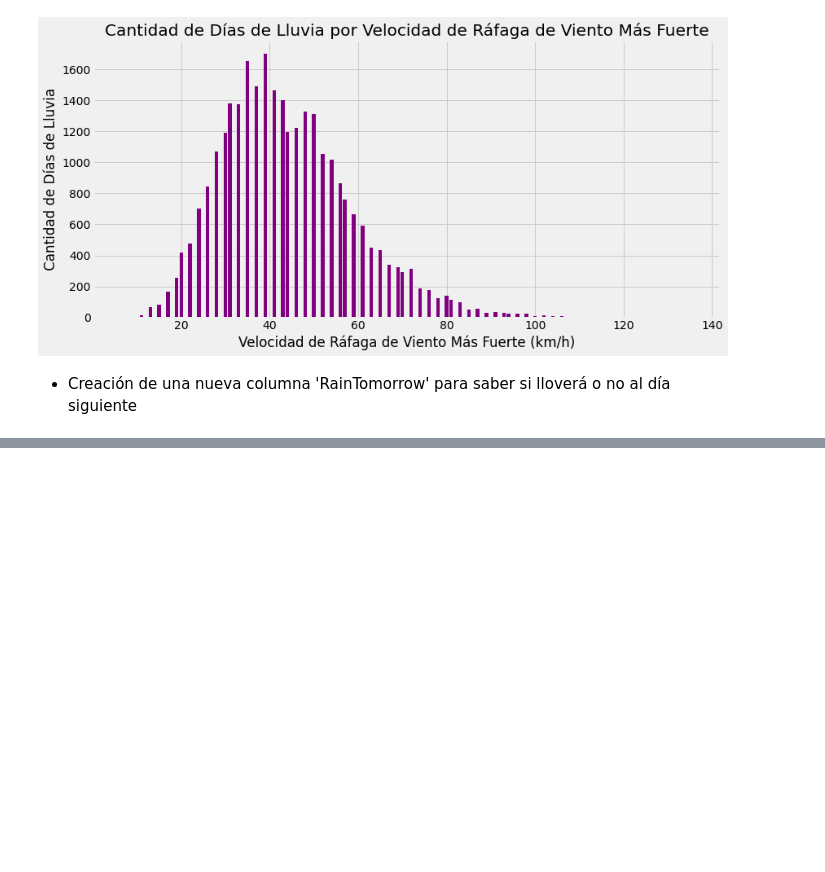
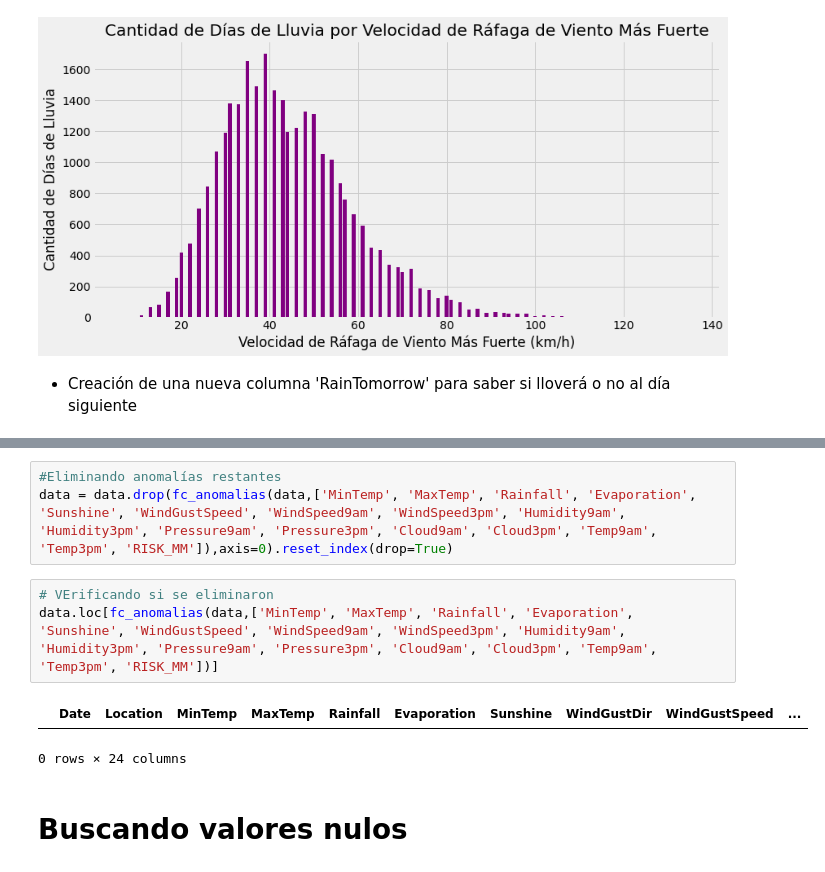
Before and after one commit to xmorh/mineriaDatos, a Jupyter notebook: Entrega1.ipynb, the cells around one changed output, grey strips where cells are left out. Cells and saved outputs as stored; diff of their text form; blank space fills up the shorter version.

Commit message:
nulos paula 1

```diff
--- a/Entrega1.ipynb
+++ b/Entrega1.ipynb
@@ -639,0 +686,11 @@ plt.show()
+# %%
+#Eliminando anomalías restantes
+data = data.drop(fc_anomalias(data,['MinTemp', 'MaxTemp', 'Rainfall', 'Evaporation', 'Sunshine', 'WindGustSpeed', 'WindSpeed9am', 'WindSpeed3pm', 'Humidity9am', 'Humidity3pm', 'Pressure9am', 'Pressure3pm', 'Cloud9am', 'Cloud3pm', 'Temp9am', 'Temp3pm', 'RISK_MM']),axis=0).reset_index(drop=True)
+# %%
+# VErificando si se eliminaron
+data.loc[fc_anomalias(data,['MinTemp', 'MaxTemp', 'Rainfall', 'Evaporation', 'Sunshine', 'WindGustSpeed', 'WindSpeed9am', 'WindSpeed3pm', 'Humidity9am', 'Humidity3pm', 'Pressure9am', 'Pressure3pm', 'Cloud9am', 'Cloud3pm', 'Temp9am', 'Temp3pm', 'RISK_MM'])]
+# %% [output]
+|  | Date | Location | MinTemp | MaxTemp | Rainfall | Evaporation | Sunshine | WindGustDir | WindGustSpeed | ... |
+0 rows × 24 columns
+# %% [markdown]
+# Buscando valores nulos
```
Also changed, not shown: parts of 34 cells of this notebook.
